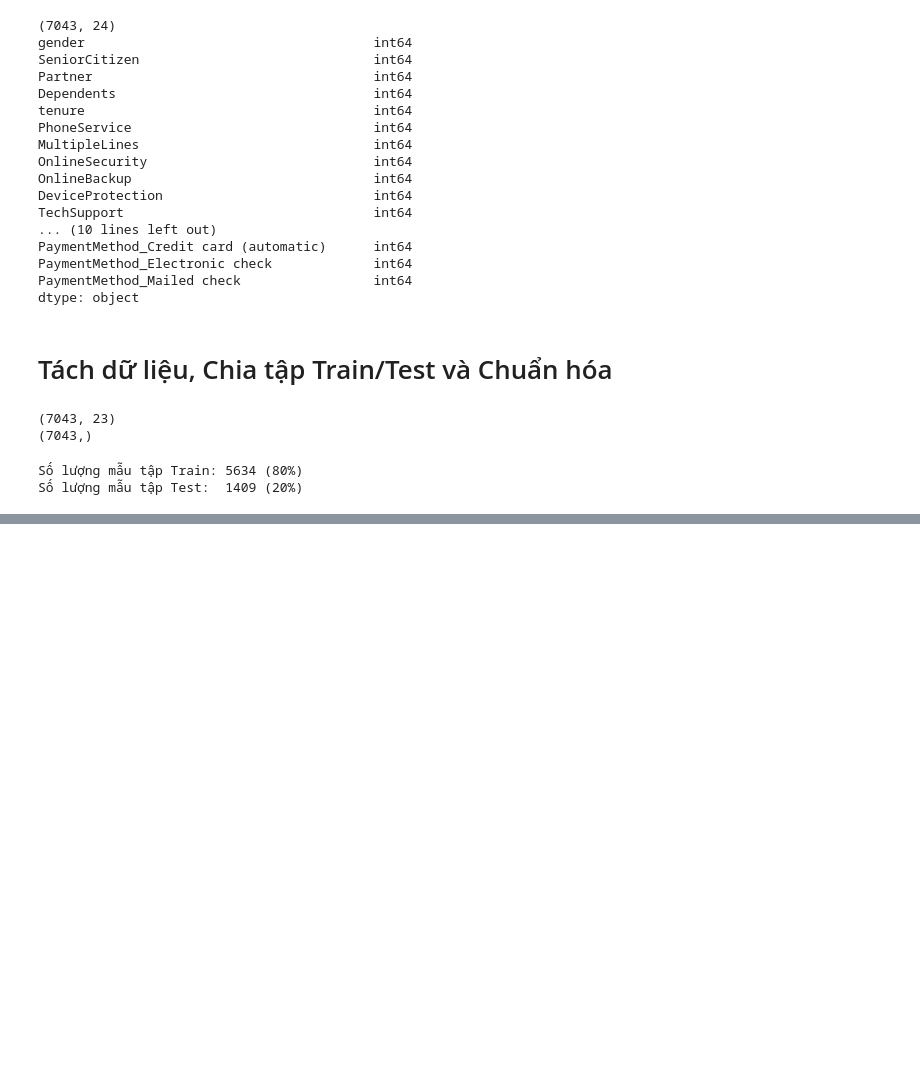
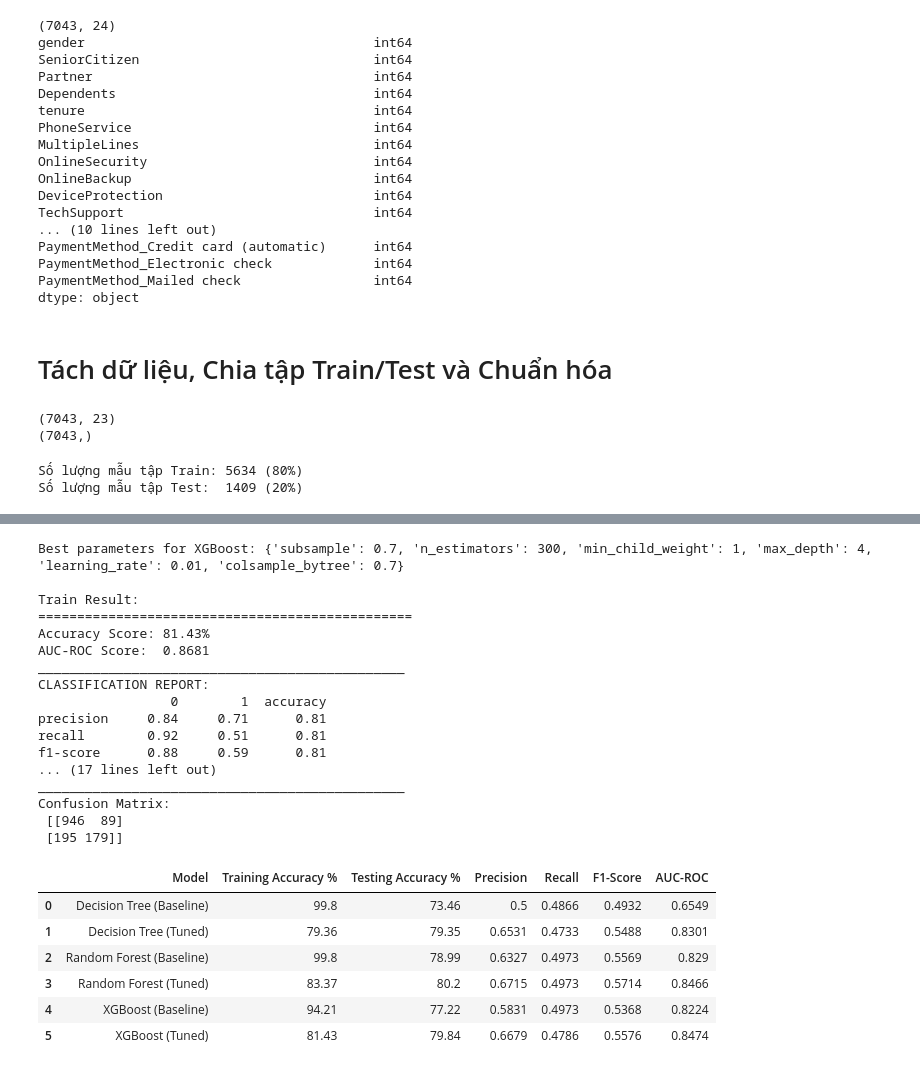
Before and after one commit to TranDuyAnhDEDA/KhaiPhaDuLieu, a Jupyter notebook: EDA.ipynb, the cells around one changed output, grey strips where cells are left out. Drawn from its saved outputs; the diff is of its cells as text; code cells hidden in the pictures; blank space fills up the shorter version.

```diff
--- a/EDA.ipynb
+++ b/EDA.ipynb
@@ -982,0 +671,57 @@ plt.show()
+# %%
+# 3.2 Hyperparameter Tuning cho XGBoost bằng RandomizedSearchCV
+xgb_params = {
+    "n_estimators": [100, 200, 300],
+    "max_depth": [3, 4, 5, 6],
+    "learning_rate": [0.01, 0.05, 0.1, 0.2], # chỉ lấy một phần tỉ lệ fix của cây trước
+    "subsample": [0.7, 0.8, 0.9, 1.0], # chia ngẫu nhiên cách hàng
+    "colsample_bytree": [0.7, 0.8, 0.9, 1.0], # chia ngẫu nhiên các cột
+    "min_child_weight": [1, 3, 5] # khi mincw càng cao thì nó sẽ không chia các nhánh chỉ phục vụ cho nhóm nhỏ dữ liệu (trọng số tối thiểu ở nút con)
+}
+
+xgb_cv = RandomizedSearchCV(
+    XGBClassifier(random_state=42, eval_metric='logloss'),
+    xgb_params,
+    n_iter=25,
+    scoring="roc_auc",
+    cv=5,
+    random_state=42,
+    n_jobs=-1
+)
+xgb_cv.fit(x_train, y_train)
+print(f"Best parameters for XGBoost: {xgb_cv.best_params_}\n")
+
+xgb_tuned = xgb_cv.best_estimator_
+print_score(xgb_tuned, x_train, y_train, x_test, y_test, train=True)
+print_score(xgb_tuned, x_train, y_train, x_test, y_test, train=False)
+
+results_df = pd.concat([
+    results_df,
+    evaluate_to_df("XGBoost (Tuned)", xgb_tuned, x_train, y_train, x_test, y_test)
+], ignore_index=True)
+results_df
+# %% [output]
+Best parameters for XGBoost: {'subsample': 0.7, 'n_estimators': 300, 'min_child_weight': 1, 'max_depth': 4, 'learning_rate': 0.01, 'colsample_bytree': 0.7}
+
+Train Result:
+================================================
+Accuracy Score: 81.43%
+AUC-ROC Score:  0.8681
+_______________________________________________
+CLASSIFICATION REPORT:
+                 0        1  accuracy
+precision     0.84     0.71      0.81
+recall        0.92     0.51      0.81
+f1-score      0.88     0.59      0.81
+... (17 lines left out)
+_______________________________________________
+Confusion Matrix:
+ [[946  89]
+ [195 179]]
+|  | Model | Training Accuracy % | Testing Accuracy % | Precision | Recall | F1-Score | AUC-ROC |
+| 0 | Decision Tree (Baseline) | 99.8 | 73.46 | 0.5 | 0.4866 | 0.4932 | 0.6549 |
+| 1 | Decision Tree (Tuned) | 79.36 | 79.35 | 0.6531 | 0.4733 | 0.5488 | 0.8301 |
+| 2 | Random Forest (Baseline) | 99.8 | 78.99 | 0.6327 | 0.4973 | 0.5569 | 0.829 |
+| 3 | Random Forest (Tuned) | 83.37 | 80.2 | 0.6715 | 0.4973 | 0.5714 | 0.8466 |
+| 4 | XGBoost (Baseline) | 94.21 | 77.22 | 0.5831 | 0.4973 | 0.5368 | 0.8224 |
+| 5 | XGBoost (Tuned) | 81.43 | 79.84 | 0.6679 | 0.4786 | 0.5576 | 0.8474 |
```
Also changed, not shown: parts of 56 cells of this notebook.
